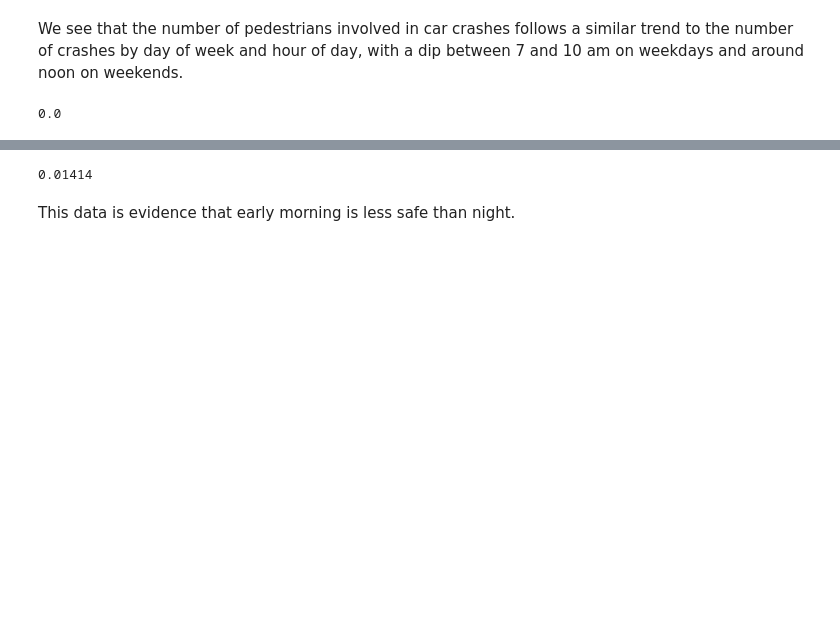
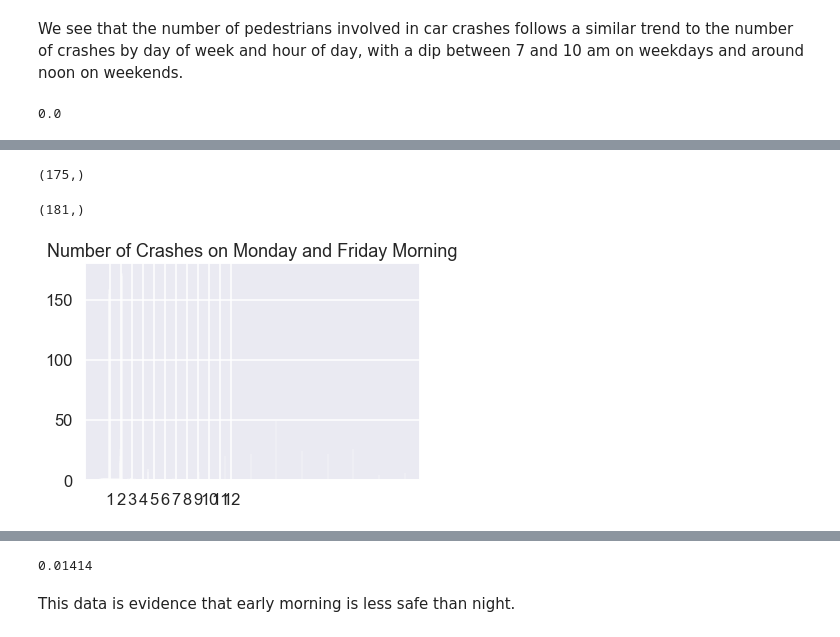
Before and after one commit to aschams/FlatironProject3, a Jupyter notebook: DC_Crashes-as.ipynb, the cells around one changed output, grey strips where cells are left out. Saved outputs shown, nothing was run; the diff lists cells and outputs as text; code cells hidden in the pictures; blank space fills up the shorter version.

Commit message:
working on pedestrians

```diff
--- a/DC_Crashes-as.ipynb
+++ b/DC_Crashes-as.ipynb
@@ -275,3 +275,27 @@ peds_night = peds_inv.xs('Night').xs(1).values
 asf.permutation_test(peds_rh_morn, peds_rh_evening, 100000)
 # %% [output]
 0.0
+# %%
+z = df2.groupby(['time_of_day',
+                 'report_day_of_week',
+                 'report_year',
+                 'report_month',
+                 'report_day']).sum().TOTAL_PEDESTRIANS
+# %%
+peds_monday_morn = z.xs('Rush_Hour_Morning').xs(0).values
+peds_tuesday_morn =  z.xs('Rush_Hour_Morning').xs(1).values
+peds_wednesday_morn =  z.xs('Rush_Hour_Morning').xs(2).values
+peds_thursday_morn =  z.xs('Rush_Hour_Morning').xs(3).values
+peds_friday_morn =  z.xs('Rush_Hour_Morning').xs(4).values
+peds_saturday_morn =  z.xs('Rush_Hour_Morning').xs(5).values
+peds_sunday_morn =  z.xs('Rush_Hour_Morning').xs(6).values
+
+peds_monday_rh_evening = z.xs('Rush_Hour_evening').xs(0).values
+peds_tuesday_rh_evening = z.xs('Rush_Hour_evening').xs(1).values
+peds_wednesday_rh_evening = z.xs('Rush_Hour_evening').xs(2).values
+peds_thursday_rh_evening = z.xs('Rush_Hour_evening').xs(3).values
+peds_friday_rh_evening = y.xs('Rush_Hour_evening').xs(4).values
+# %%
+peds_morning_commute = np.append(peds_monday_morn, [peds_tuesday_morn, peds_wednesday_morn])
+
+peds_evening_commute = np.append(peds_monday_rh_evening, [peds_tuesday_rh_evening, peds_wednesday_rh_evening,peds_thursday_rh_evening, peds_friday_rh_evening])
@@ -277,0 +322,16 @@ asf.permutation_test(peds_rh_morn, peds_rh_evening, 100000)
+# %%
+peds_tuesday_morn.shape
+# %% [output]
+(175,)
+# %%
+tuesday_padded.shape
+# %% [output]
+(181,)
+# %%
+_ = plt.hist(peds_morning_commute, bins=12, alpha=0.3, label="Morning")
+_ = plt.hist(peds_evening_commute, bins=12, alpha=0.3, label='Evening')
+_ = plt.xticks(range(1, 13, 1))
+_ = plt.title("Number of Crashes on Monday and Friday Morning")
+_ = plt.xlabel("")
+# %% [output]
+[figure, added]
```
Also changed, not shown: parts of 2 cells of this notebook.
